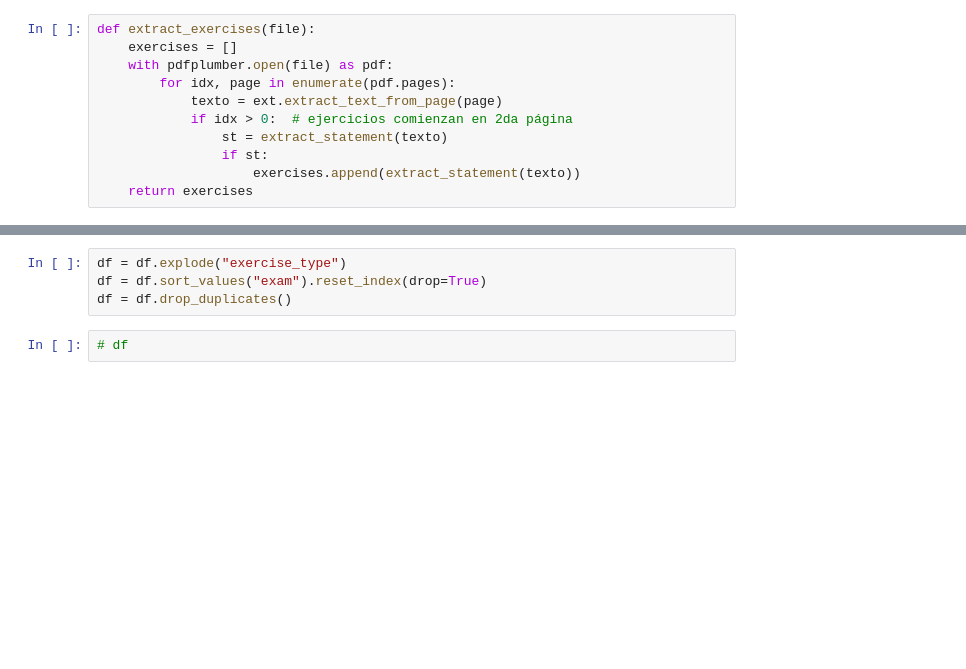
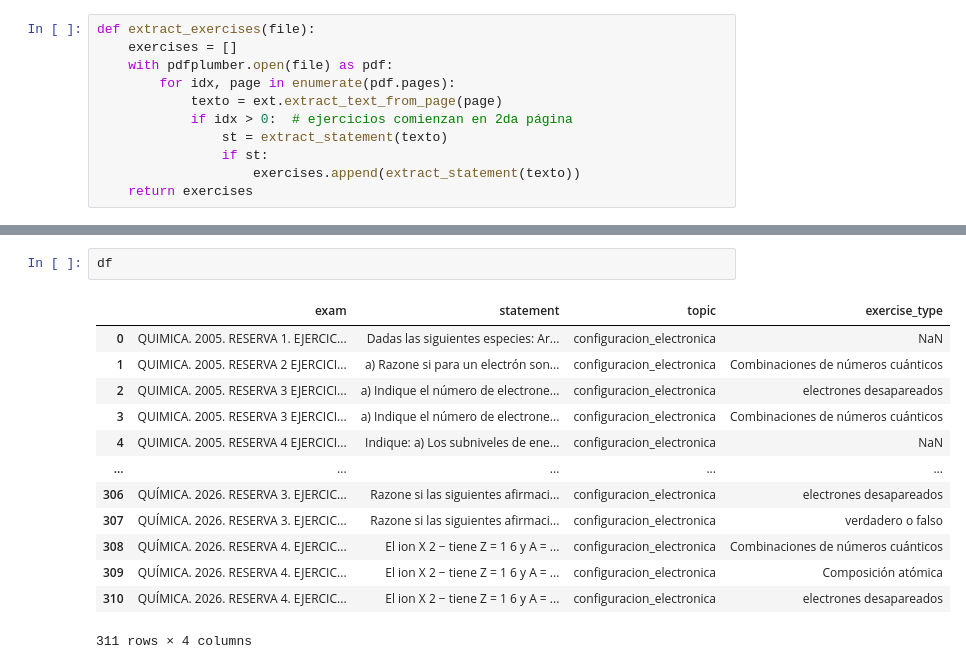
Before and after one commit to chusk2/selector_examenes, a Jupyter notebook: notebooks/classify/test_keywords.ipynb, the cells around one changed output, grey strips where cells are left out. Cells and saved outputs as stored; diff of their text form; blank space fills up the shorter version.

```diff
--- a/notebooks/classify/test_keywords.ipynb
+++ b/notebooks/classify/test_keywords.ipynb
@@ -78,8 +120,18 @@ df.isna().sum()
-# %%
-df = df.explode("exercise_type")
-df = df.sort_values("exam").reset_index(drop=True)
-df = df.drop_duplicates()
 # %%
-# df
+df
+# %% [output]
+|  | exam | statement | topic | exercise_type |
+| 0 | QUIMICA. 2005. RESERVA 1. EJERCIC... | Dadas las siguientes especies: Ar... | configuracion_electronica | NaN |
+| 1 | QUIMICA. 2005. RESERVA 2 EJERCICI... | a) Razone si para un electrón son... | configuracion_electronica | Combinaciones de números cuánticos |
+| 2 | QUIMICA. 2005. RESERVA 3 EJERCICI... | a) Indique el número de electrone... | configuracion_electronica | electrones desapareados |
+| 3 | QUIMICA. 2005. RESERVA 3 EJERCICI... | a) Indique el número de electrone... | configuracion_electronica | Combinaciones de números cuánticos |
+| 4 | QUIMICA. 2005. RESERVA 4 EJERCICI... | Indique: a) Los subniveles de ene... | configuracion_electronica | NaN |
+| ... | ... | ... | ... | ... |
+| 306 | QUÍMICA. 2026. RESERVA 3. EJERCIC... | Razone si las siguientes afirmaci... | configuracion_electronica | electrones desapareados |
+| 307 | QUÍMICA. 2026. RESERVA 3. EJERCIC... | Razone si las siguientes afirmaci... | configuracion_electronica | verdadero o falso |
+| 308 | QUÍMICA. 2026. RESERVA 4. EJERCIC... | El ion X 2 − tiene Z = 1 6 y A = ... | configuracion_electronica | Combinaciones de números cuánticos |
+| 309 | QUÍMICA. 2026. RESERVA 4. EJERCIC... | El ion X 2 − tiene Z = 1 6 y A = ... | configuracion_electronica | Composición atómica |
+| 310 | QUÍMICA. 2026. RESERVA 4. EJERCIC... | El ion X 2 − tiene Z = 1 6 y A = ... | configuracion_electronica | electrones desapareados |
+311 rows × 4 columns
 # %%
 df.exercise_type.unique()
```
Also changed, not shown: parts of 27 cells of this notebook, 3 other files.
